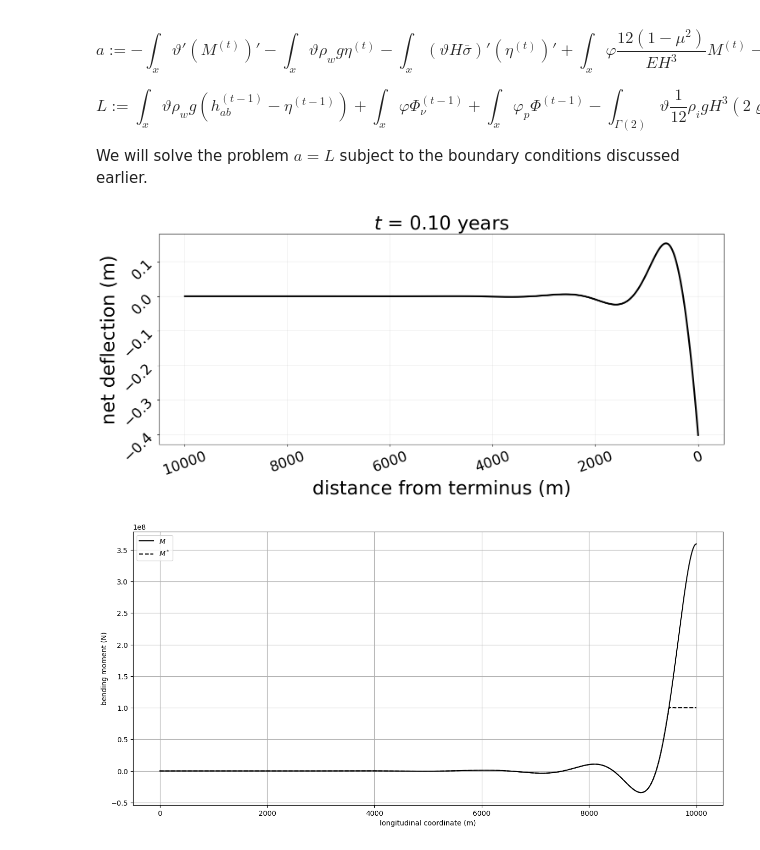
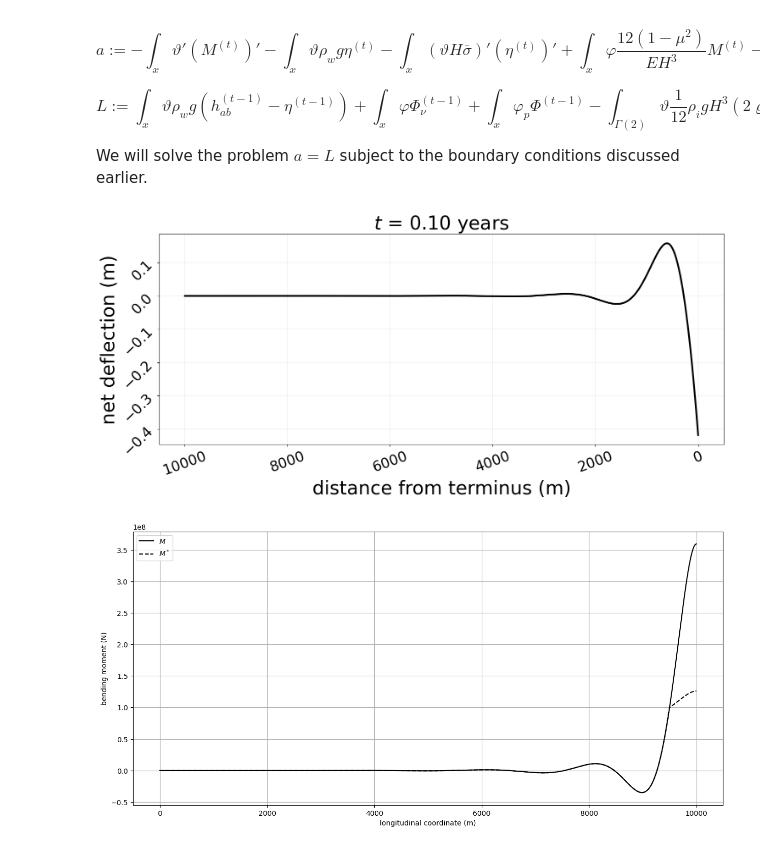
Before and after one commit to chrismiele/weird_flex, a Jupyter notebook: coupled_flow_flexure/AGU_2024.ipynb, the cells around one changed output. Cells and saved outputs as stored; diff of their text form; code cells hidden in the pictures.

```diff
--- a/coupled_flow_flexure/AGU_2024.ipynb
+++ b/coupled_flow_flexure/AGU_2024.ipynb
@@ -375,8 +371,10 @@ for step in tqdm.trange(num_timesteps):
                                                           field_accumulation = Constant(0))
     if plastic:
         C_p = 1*C
-        M_star = conditional(q[1] > M_c, M_c, q[1]) #set any too-large values to M_c
-        M_star = conditional(M_star < -M_c, -M_c, M_star) #set any too-small values to -M_c
+        α = 1/10
+        J_II = abs(q[1]) #the magnitude of M is technically the second invariant of this 1D "tensor"
+        k = conditional(J_II > M_c, (M_c + α*(J_II - M_c))/J_II, 1)
+        M_star = k*q[1]
         Φ_p.project(Φ_p + 1/C_p*(q[1] - M_star)*Δt)
         if flow:
             Φ_p = nonconservative_transport_solver.prognostic_solve(Δt, field = Φ_p, velocity = u, field_inflow = Φ_p,
@@ -405,34 +403,34 @@ for step in tqdm.trange(num_timesteps):
             plt.tight_layout()
             plt.savefig(f'iteration_{step + 1}')
 
         if step < num_timesteps - 1:
             plt.close() #save all plots but only show the last iteration
 
     ###############################
     ###############################
     ### ...or as a single image ###
     ###############################
     ###############################
 
 if not gif:
 
     fig, ax = plt.subplots(figsize = (15, 7))
 
     plt.title(f'$t$ = {step*Δt:.2f} years', fontsize = title_size)
     plt.xlabel('distance from terminus (m)', fontsize = label_size)
     plt.ylabel('net deflection (m)', fontsize = label_size)
     plt.xticks(fontsize = tick_size, rotation = 20)
     plt.yticks(fontsize = tick_size, rotation = 45)
     plt.plot(Function(Q).project(q[0]).at(X, tolerance = 1e-10)[:start:-1], color='k', linewidth = 3)
 
     plt.gca().invert_xaxis()
     plt.grid(linewidth=0.2)
 
     plt.tight_layout()
     plt.savefig(f'iteration_{step + 1}')
     plt.show()
 # %% [output]
-[figure, old version]
+[figure, new version]
 # %%
 fig, ax = plt.subplots(figsize = (15, 7))
 plt.plot(Function(Q).project(q[1]).at(X, tolerance = 1e-10), color = 'k', label = '$M$')
@@ -444,4 +442,4 @@ plt.xlabel('longitudinal coordinate (m)')
 # ax.set_yscale('log')
 plt.grid()
 # %% [output]
-[figure, old version]
+[figure, new version]
```
Also changed, not shown: parts of 4 cells of this notebook, 1 other file.
